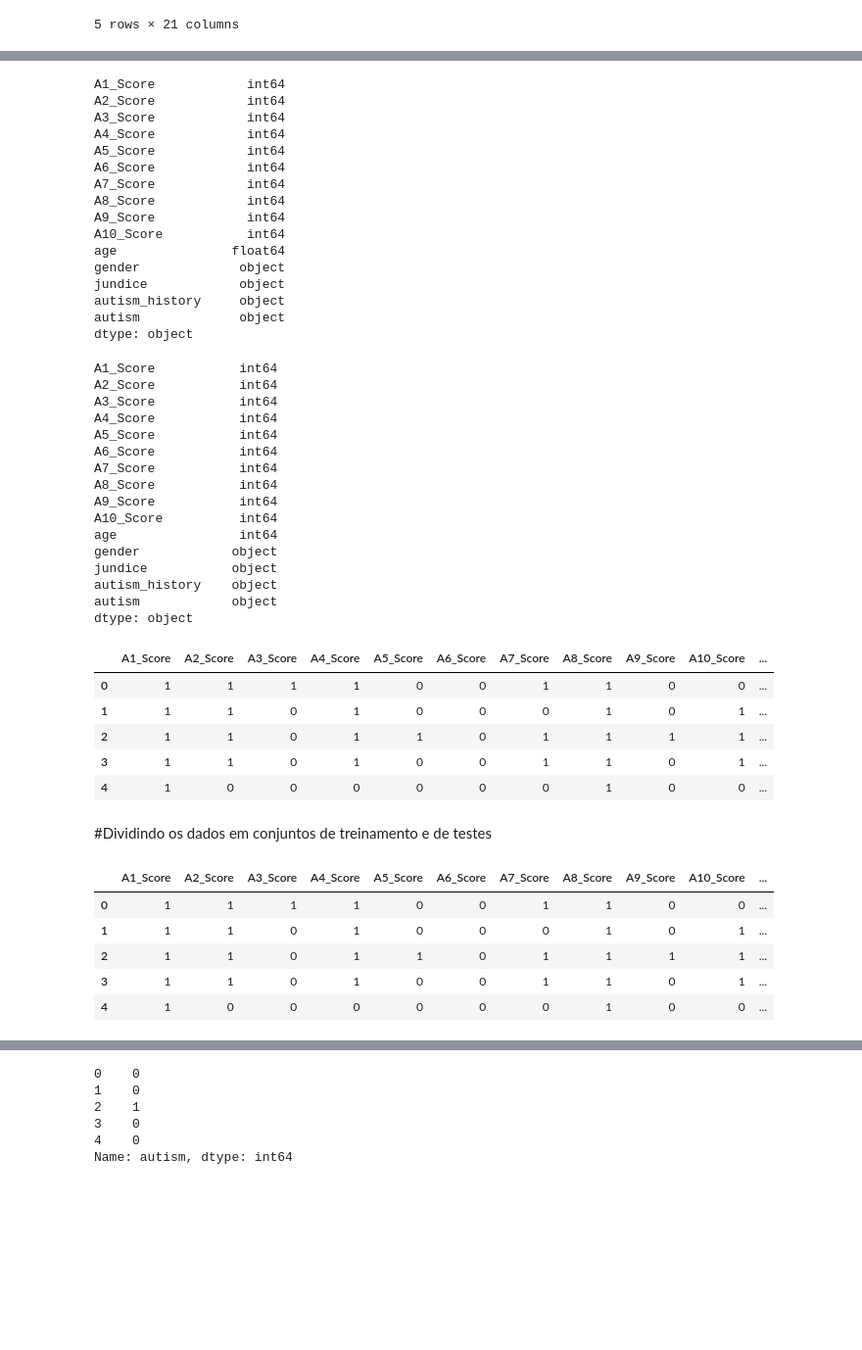
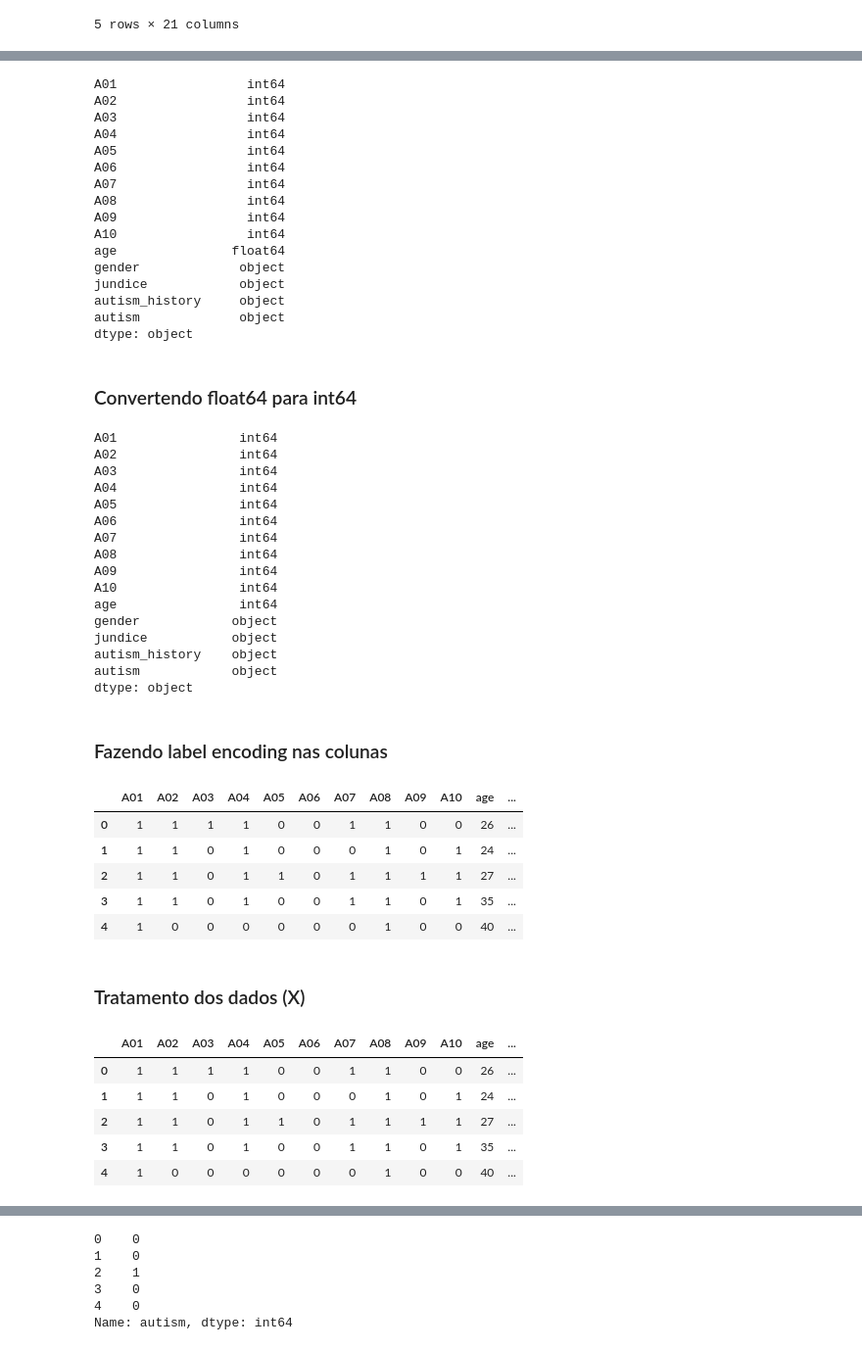
Before and after one commit to carinalanchine/aprendizado-de-maquina-saude, a Jupyter notebook: Projeto de aplicação/main.ipynb, the cells around one changed output, grey strips where cells are left out. Shown at 98% size. Cells and saved outputs as stored; diff of their text form; code cells hidden in the pictures; blank space fills up the shorter version.

```diff
--- a/Projeto de aplicação/main.ipynb
+++ b/Projeto de aplicação/main.ipynb
@@ -40,6 +61,5 @@ dataset.describe()
 # %%
-# removendo algumas colunas irrelevantes e renomeando outras para melhorar a legibilidade
 dataset = dataset.drop(columns =['ethnicity', 'contry_of_res', 'used_app_before', 'age_desc', 'relation', 'result'])
-dataset = dataset.rename(columns={'austim': 'autism_history', 'Class/ASD': 'autism'})
+dataset = dataset.rename(columns={'austim': 'autism_history',  'Class/ASD': 'autism', 'A1_Score': 'A01', 'A2_Score': 'A02', 'A3_Score': 'A03', 'A4_Score': 'A04', 'A5_Score': 'A05', 'A6_Score': 'A06', 'A7_Score': 'A07', 'A8_Score': 'A08', 'A9_Score': 'A09', 'A10_Score': 'A10', })
 dataset.head()
 # %% [output]
@@ -101,66 +124,67 @@ autism: ['NO' 'YES']
 # %%
-# analisando o tipo dos dados
 print(dataset.dtypes)
 # %% [output]
-A1_Score            int64
-A2_Score            int64
-A3_Score            int64
-A4_Score            int64
-A5_Score            int64
-A6_Score            int64
-A7_Score            int64
-A8_Score            int64
-A9_Score            int64
-A10_Score           int64
+A01                 int64
+A02                 int64
+A03                 int64
+A04                 int64
+A05                 int64
+A06                 int64
+A07                 int64
+A08                 int64
+A09                 int64
+A10                 int64
 age               float64
 gender             object
 jundice            object
 autism_history     object
 autism             object
 dtype: object
+# %% [markdown]
+### Convertendo float64 para int64
 # %%
-# convertendo float64 para int64
-cols_to_convert = ['age']
-dataset[cols_to_convert] = dataset[cols_to_convert].astype('int64')
+dataset['age'] = dataset['age'].astype('int64')
 print(dataset.dtypes)
 # %% [output]
-A1_Score           int64
-A2_Score           int64
-A3_Score           int64
-A4_Score           int64
-A5_Score           int64
-A6_Score           int64
-A7_Score           int64
-A8_Score           int64
-A9_Score           int64
-A10_Score          int64
+A01                int64
+A02                int64
+A03                int64
+A04                int64
+A05                int64
+A06                int64
+A07                int64
+A08                int64
+A09                int64
+A10                int64
 age                int64
 gender            object
 jundice           object
 autism_history    object
 autism            object
 dtype: object
+# %% [markdown]
+### Fazendo label encoding nas colunas
 # %%
-# fazendo label encoding nas colunas
 label_encoder = LabelEncoder()
 dataset[['autism', 'autism_history', 'gender', 'jundice']] = dataset[['autism', 'autism_history', 'gender', 'jundice']].apply(label_encoder.fit_transform)
+dataset = dataset.rename(columns={'gender': 'gender_m'})
 dataset.head()
 # %% [output]
-|  | A1_Score | A2_Score | A3_Score | A4_Score | A5_Score | A6_Score | A7_Score | A8_Score | A9_Score | A10_Score | ... |
-| 0 | 1 | 1 | 1 | 1 | 0 | 0 | 1 | 1 | 0 | 0 | ... |
-| 1 | 1 | 1 | 0 | 1 | 0 | 0 | 0 | 1 | 0 | 1 | ... |
-| 2 | 1 | 1 | 0 | 1 | 1 | 0 | 1 | 1 | 1 | 1 | ... |
-| 3 | 1 | 1 | 0 | 1 | 0 | 0 | 1 | 1 | 0 | 1 | ... |
-| 4 | 1 | 0 | 0 | 0 | 0 | 0 | 0 | 1 | 0 | 0 | ... |
+|  | A01 | A02 | A03 | A04 | A05 | A06 | A07 | A08 | A09 | A10 | age | ... |
+| 0 | 1 | 1 | 1 | 1 | 0 | 0 | 1 | 1 | 0 | 0 | 26 | ... |
+| 1 | 1 | 1 | 0 | 1 | 0 | 0 | 0 | 1 | 0 | 1 | 24 | ... |
+| 2 | 1 | 1 | 0 | 1 | 1 | 0 | 1 | 1 | 1 | 1 | 27 | ... |
+| 3 | 1 | 1 | 0 | 1 | 0 | 0 | 1 | 1 | 0 | 1 | 35 | ... |
+| 4 | 1 | 0 | 0 | 0 | 0 | 0 | 0 | 1 | 0 | 0 | 40 | ... |
 # %% [markdown]
-#Dividindo os dados em conjuntos de treinamento e de testes
+### Tratamento dos dados (X)
 # %%
 X = dataset.drop(columns=['autism'])
 X.head()
 # %% [output]
-|  | A1_Score | A2_Score | A3_Score | A4_Score | A5_Score | A6_Score | A7_Score | A8_Score | A9_Score | A10_Score | ... |
-| 0 | 1 | 1 | 1 | 1 | 0 | 0 | 1 | 1 | 0 | 0 | ... |
-| 1 | 1 | 1 | 0 | 1 | 0 | 0 | 0 | 1 | 0 | 1 | ... |
-| 2 | 1 | 1 | 0 | 1 | 1 | 0 | 1 | 1 | 1 | 1 | ... |
-| 3 | 1 | 1 | 0 | 1 | 0 | 0 | 1 | 1 | 0 | 1 | ... |
-| 4 | 1 | 0 | 0 | 0 | 0 | 0 | 0 | 1 | 0 | 0 | ... |
+|  | A01 | A02 | A03 | A04 | A05 | A06 | A07 | A08 | A09 | A10 | age | ... |
+| 0 | 1 | 1 | 1 | 1 | 0 | 0 | 1 | 1 | 0 | 0 | 26 | ... |
+| 1 | 1 | 1 | 0 | 1 | 0 | 0 | 0 | 1 | 0 | 1 | 24 | ... |
+| 2 | 1 | 1 | 0 | 1 | 1 | 0 | 1 | 1 | 1 | 1 | 27 | ... |
+| 3 | 1 | 1 | 0 | 1 | 0 | 0 | 1 | 1 | 0 | 1 | 35 | ... |
+| 4 | 1 | 0 | 0 | 0 | 0 | 0 | 0 | 1 | 0 | 0 | 40 | ... |
```
Also changed, not shown: parts of 34 cells of this notebook.
